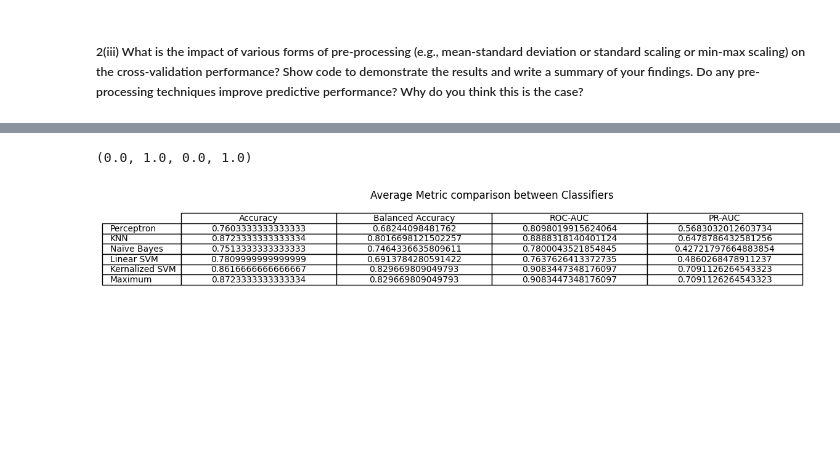
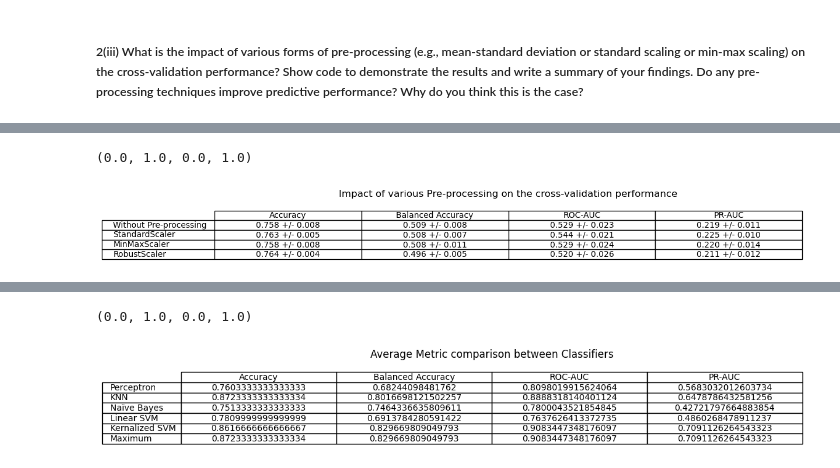
Before and after one commit to AbishekRajVG/CS909-Assignment-1, a Jupyter notebook: code/u2238887_cs909_A1.ipynb, the cells around one changed output, grey strips where cells are left out. Drawn from its saved outputs; the diff is of its cells as text; code cells hidden in the pictures; blank space fills up the shorter version.

```diff
--- a/code/u2238887_cs909_A1.ipynb
+++ b/code/u2238887_cs909_A1.ipynb
@@ -409,0 +300,71 @@ Min-Max Scaler
+# %%
+from sklearn.preprocessing import StandardScaler, MinMaxScaler, RobustScaler
+from sklearn.model_selection import cross_validate
+
+# define classifiers
+classifiers = {
+    'KNN_standard': KNeighborsClassifier(n_neighbors=5)
+}
+
+accuracy = []
+balanced_accuracy = []
+roc = []
+pr = []
+
+# define scalers
+scalers = {
+    'no-preprocessing' : None,
+    'standard': StandardScaler(),
+    'minmax': MinMaxScaler(),
+    'robust': RobustScaler(),
+}
+
+# loop over classifiers and scalers
+
+clf = KNeighborsClassifier(n_neighbors=5)
+for scaler_name, scaler in scalers.items():
+    # scale the data
+    X_train_scaled = X_train if('no-preprocessing' in scaler_name) else scaler.fit_transform(X_train)
+    # cross-validate
+    scores = cross_validate(clf, X_train_scaled, Y_train_1d, cv=5, scoring=['accuracy', 'balanced_accuracy', 'roc_auc', 'average_precision'])
+    accuracy.append(f'{scores["test_accuracy"].mean():.3f} +/- {scores["test_accuracy"].std():.3f}')
+    #print(f'Accuracy: {scores["test_accuracy"].mean():.3f} +/- {scores["test_accuracy"].std():.3f}')
+    balanced_accuracy.append(f'{scores["test_balanced_accuracy"].mean():.3f} +/- {scores["test_balanced_accuracy"].std():.3f}')
+    #print(f'Balanced Accuracy: {scores["test_balanced_accuracy"].mean():.3f} +/- {scores["test_balanced_accuracy"].std():.3f}')
+    roc.append(f'{scores["test_roc_auc"].mean():.3f} +/- {scores["test_roc_auc"].std():.3f}')
+    #print(f'AUC-ROC: {scores["test_roc_auc"].mean():.3f} +/- {scores["test_roc_auc"].std():.3f}')
+    pr.append(f'{scores["test_average_precision"].mean():.3f} +/- {scores["test_average_precision"].std():.3f}')
+    #print(f'AUC-PR: {scores["test_average_precision"].mean():.3f} +/- {scores["test_average_precision"].std():.3f}')
+
+
+dic = {
+        'Accuracy':accuracy,
+        'Balanced Accuracy':balanced_accuracy,
+        'ROC-AUC':roc,
+        'PR-AUC':pr
+        }
+
+display_df = pd.DataFrame(dic)
+display_df.index = ['Without Pre-processing','StandardScaler','MinMaxScaler','RobustScaler']
+
+# mean=df.mean()
+# mean.name = 'Average'
+# mean_df = pd.DataFrame([mean.transpose()])
+# stdv=df.std()
+# stdv.name = 'Standard Deviation'
+# std_df = pd.DataFrame([stdv.transpose()])
+
+# display_df = pd.concat([df,mean_df,std_df],axis=0, ignore_index=False)
+#pd.concat(df,stdv.transpose(),ignore_index=True)
+
+#display(display_df)
+
+fig = plt.figure(figsize = (13, .2))
+ax = fig.add_subplot(111)
+ax.table(cellText = display_df.values, rowLabels = display_df.index, colLabels = display_df.columns, cellLoc='center')
+ax.set_title('Impact of various Pre-processing on the cross-validation performance')
+#turn axes off
+ax.axis('off')
+# %% [output]
+(0.0, 1.0, 0.0, 1.0)
+[figure, added]
```
Also changed, not shown: parts of 27 cells of this notebook, 1 other file.
